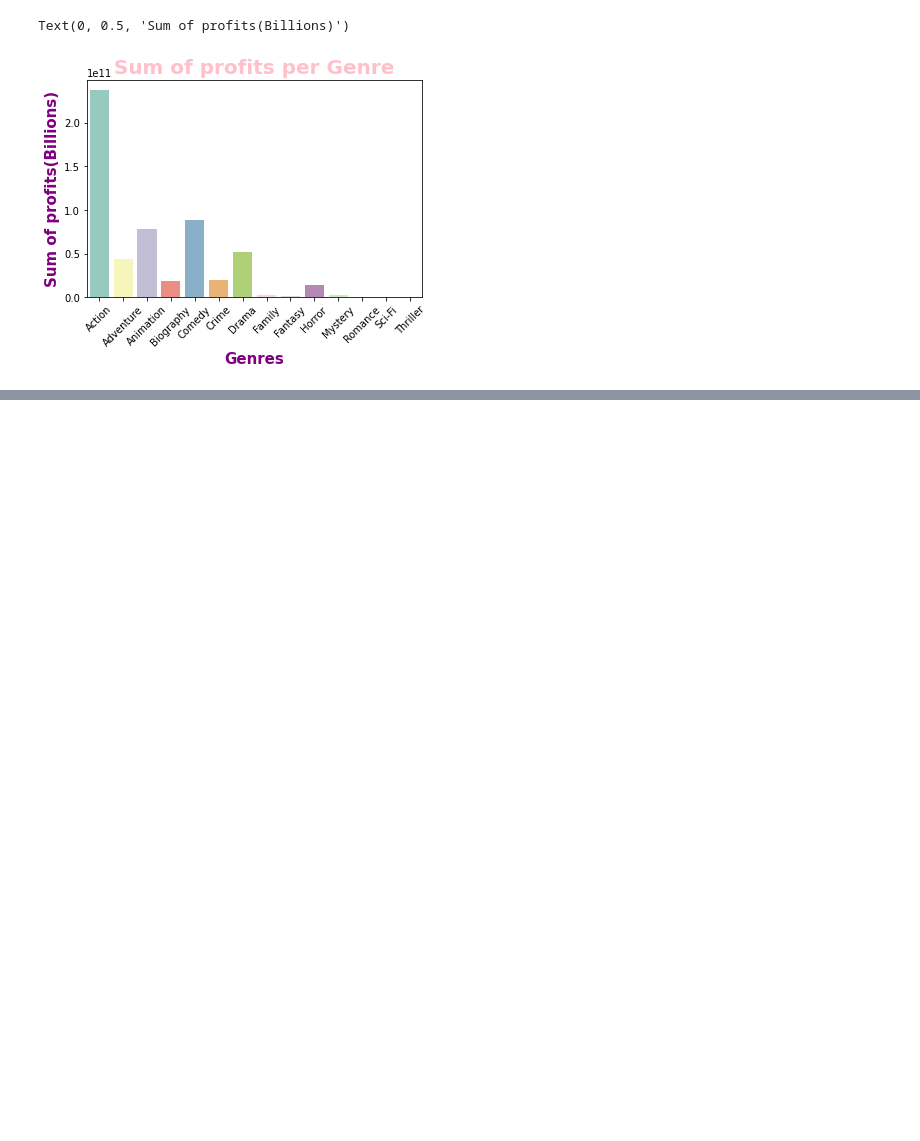
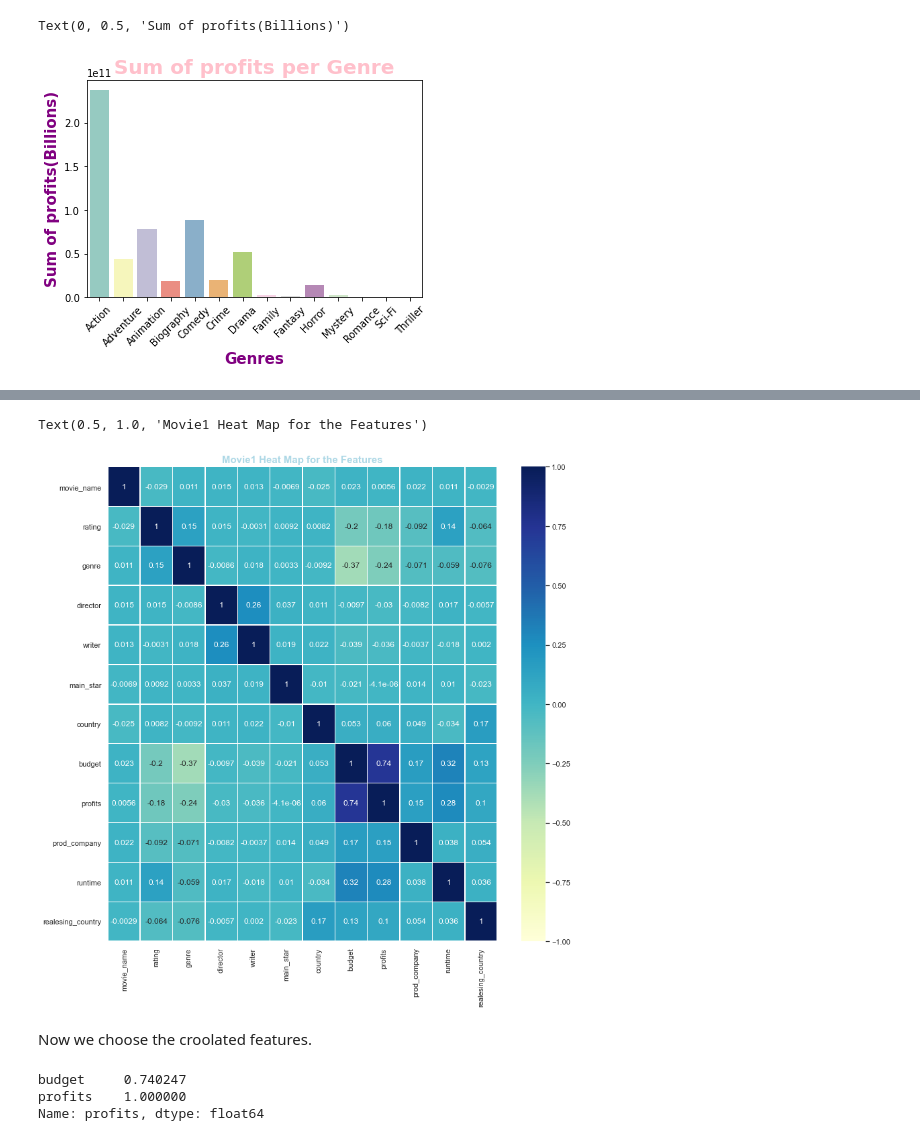
Before and after one commit to halahsalem/Project1, a Jupyter notebook: Project1.ipynb, the cells around one changed output, grey strips where cells are left out. Drawn from its saved outputs; the diff is of its cells as text; code cells hidden in the pictures; blank space fills up the shorter version.

```diff
--- a/Project1.ipynb
+++ b/Project1.ipynb
@@ -404,0 +382,8 @@ Reshape your data either using array.reshape(-1, 1) if your data has a single fe
+# %%
+movie1=movie.drop(['imdb_score','imdb_votes'], axis=1)
+for i in movie1.columns:
+    if(movie1[i].dtype == 'object'):
+        movie1[i] = movie1[i].astype('category')
+        movie1[i] = movie1[i].cat.codes
+
+movie1.head()
@@ -404,0 +397,18 @@ Reshape your data either using array.reshape(-1, 1) if your data has a single fe
+# %%
+fig, ax = plt.subplots(figsize=(13,13))
+correlation=movie1.corr()
+sns.heatmap(correlation, annot=True, cmap="YlGnBu", vmin=-1, ax=ax, linewidths=.5)
+plt.title('Movie1 Heat Map for the Features', size=15, weight= 'bold', color='lightblue')
+# %% [output]
+Text(0.5, 1.0, 'Movie1 Heat Map for the Features')
+[figure, added]
+# %% [markdown]
+Now we choose the croolated features.
+# %%
+target_corr = correlation["profits"]
+corr_featurs = target_corr[target_corr>=0.5]
+corr_featurs
+# %% [output]
+budget     0.740247
+profits    1.000000
+Name: profits, dtype: float64
```
Also changed, not shown: parts of 18 cells of this notebook.
